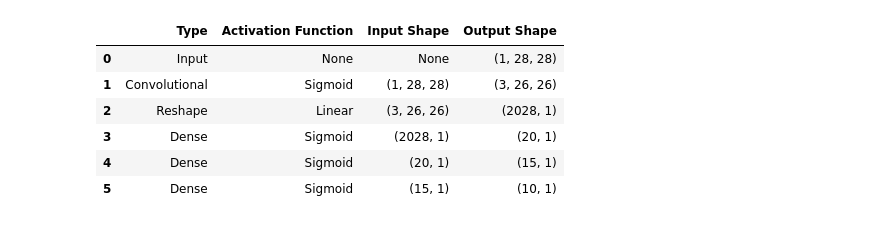
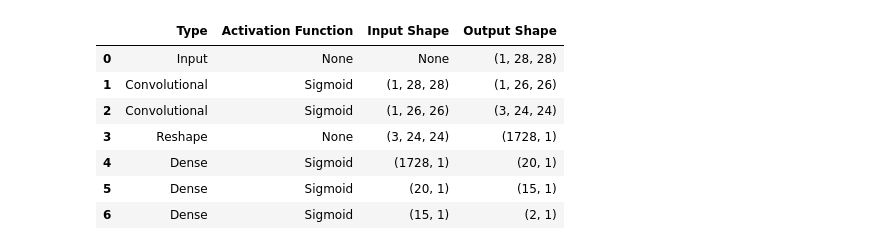
Before and after one commit to medso0018/FromScratchNeuralNets, a Jupyter notebook: cnn.ipynb, the cells around one changed output. Saved outputs shown, nothing was run; the diff lists cells and outputs as text; code cells hidden in the pictures.

```diff
--- a/cnn.ipynb
+++ b/cnn.ipynb
@@ -33,22 +33,24 @@ x_test, y_test = preprocess_data(x_test, y_test, 100)
 # %%
 model = NeuralNetwork(loss_f='MSE')
 
 model.add_layer(Input(input_shape=x_train.shape[1:]))
+model.add_layer(Convolutional(kernel_size=3, depth=1, act_f='sigmoid'))
 model.add_layer(Convolutional(kernel_size=3, depth=3, act_f='sigmoid'))
 model.add_layer(Reshape())
 model.add_layer(Dense(n_neur=20, act_f='sigmoid'))
 model.add_layer(Dense(n_neur=15, act_f='sigmoid'))
 model.add_layer(Dense(n_neur=2, act_f='sigmoid'))
 
 model.summary()
 # %% [output]
 |  | Type | Activation Function | Input Shape | Output Shape |
 | 0 | Input | None | None | (1, 28, 28) |
-| 1 | Convolutional | Sigmoid | (1, 28, 28) | (3, 26, 26) |
-| 2 | Reshape | Linear | (3, 26, 26) | (2028, 1) |
-| 3 | Dense | Sigmoid | (2028, 1) | (20, 1) |
-| 4 | Dense | Sigmoid | (20, 1) | (15, 1) |
-| 5 | Dense | Sigmoid | (15, 1) | (10, 1) |
+| 1 | Convolutional | Sigmoid | (1, 28, 28) | (1, 26, 26) |
+| 2 | Convolutional | Sigmoid | (1, 26, 26) | (3, 24, 24) |
+| 3 | Reshape | None | (3, 24, 24) | (1728, 1) |
+| 4 | Dense | Sigmoid | (1728, 1) | (20, 1) |
+| 5 | Dense | Sigmoid | (20, 1) | (15, 1) |
+| 6 | Dense | Sigmoid | (15, 1) | (2, 1) |
 # %%
 loss = model.fit(x_train, y_train, epochs=500, lr=0.01)
 plt.figure(figsize=(10, 6))
```
Also changed, not shown: parts of 3 cells of this notebook.
